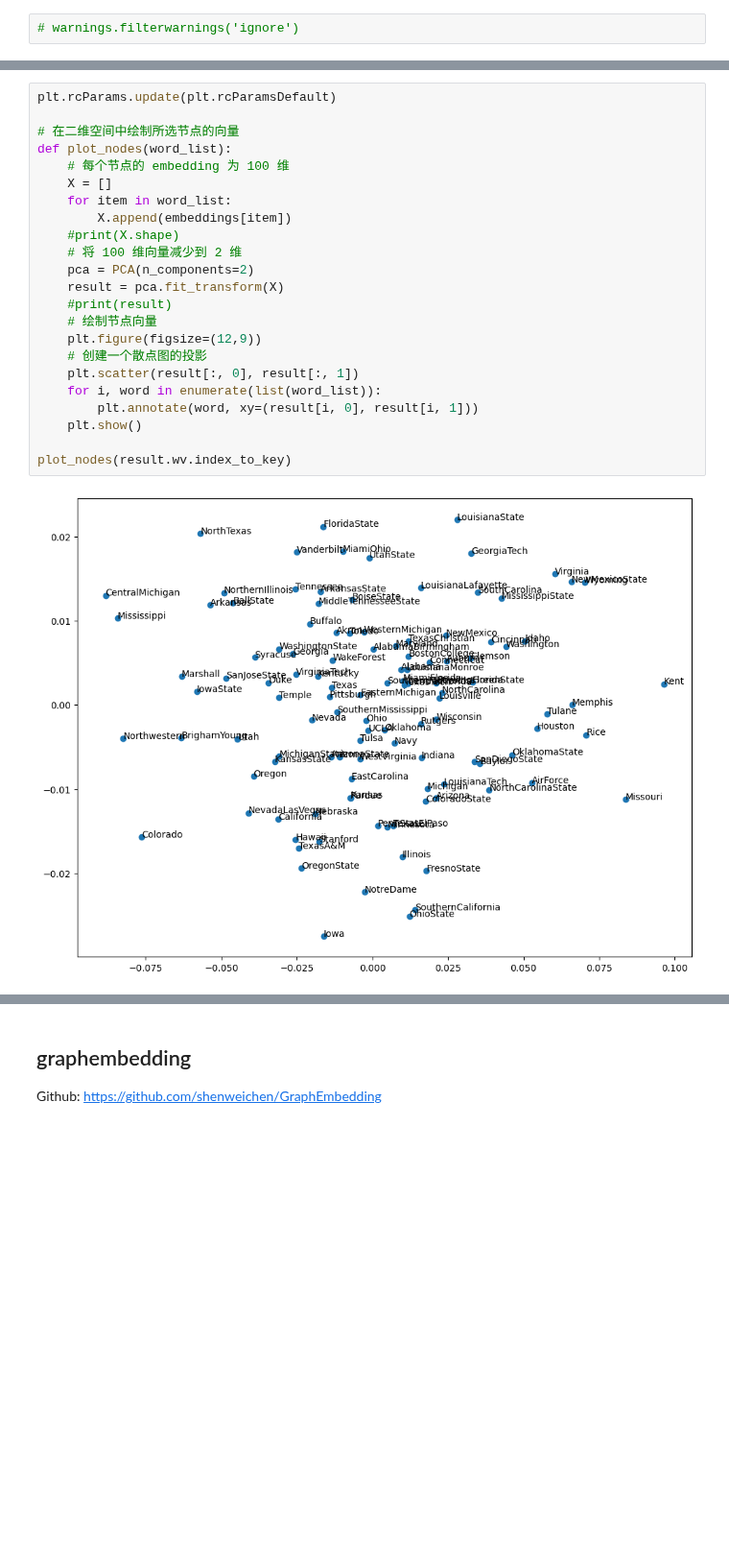
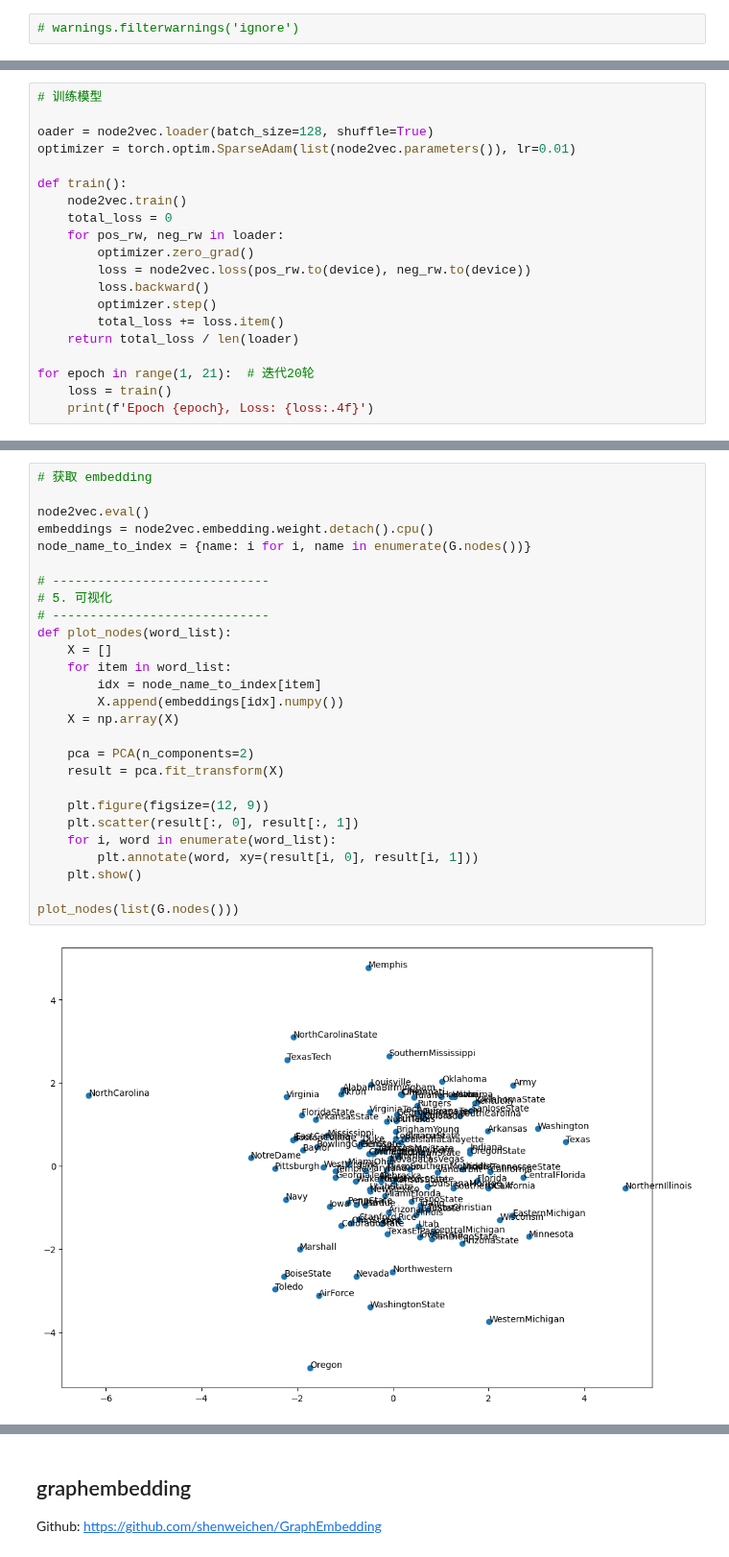
Before and after one commit to hivandu/AI_Cheats, a Jupyter notebook: Core BI/31. Node2Vec.ipynb, the cells around one changed output, grey strips where cells are left out. Shown at 96% size. Cells and saved outputs as stored; diff of their text form; blank space fills up the shorter version.

```diff
--- a/Core BI/31. Node2Vec.ipynb
+++ b/Core BI/31. Node2Vec.ipynb
@@ -41,0 +153,20 @@ KeyedVectors<vector_size=128, 115 keys>
+# %%
+# 训练模型
+
+oader = node2vec.loader(batch_size=128, shuffle=True)
+optimizer = torch.optim.SparseAdam(list(node2vec.parameters()), lr=0.01)
+
+def train():
+    node2vec.train()
+    total_loss = 0
+    for pos_rw, neg_rw in loader:
+        optimizer.zero_grad()
+        loss = node2vec.loss(pos_rw.to(device), neg_rw.to(device))
+        loss.backward()
+        optimizer.step()
+        total_loss += loss.item()
+    return total_loss / len(loader)
+
+for epoch in range(1, 21):  # 迭代20轮
+    loss = train()
+    print(f'Epoch {epoch}, Loss: {loss:.4f}')
@@ -42,25 +194,29 @@ KeyedVectors<vector_size=128, 115 keys>
 # %%
-plt.rcParams.update(plt.rcParamsDefault)
+# 获取 embedding
 
-# 在二维空间中绘制所选节点的向量
+node2vec.eval()
+embeddings = node2vec.embedding.weight.detach().cpu()
+node_name_to_index = {name: i for i, name in enumerate(G.nodes())}
+
+# -----------------------------
+# 5. 可视化
+# -----------------------------
 def plot_nodes(word_list):
-    # 每个节点的 embedding 为 100 维
     X = []
     for item in word_list:
-        X.append(embeddings[item])
-    #print(X.shape)
-    # 将 100 维向量减少到 2 维
+        idx = node_name_to_index[item]
+        X.append(embeddings[idx].numpy())
+    X = np.array(X)
+
     pca = PCA(n_components=2)
     result = pca.fit_transform(X)
-    #print(result)
-    # 绘制节点向量
-    plt.figure(figsize=(12,9))
-    # 创建一个散点图的投影
+
+    plt.figure(figsize=(12, 9))
     plt.scatter(result[:, 0], result[:, 1])
-    for i, word in enumerate(list(word_list)):
+    for i, word in enumerate(word_list):
         plt.annotate(word, xy=(result[i, 0], result[i, 1]))
     plt.show()
 
-plot_nodes(result.wv.index_to_key)
+plot_nodes(list(G.nodes()))
 # %% [output]
-[figure, old version]
+[figure, new version]
```
Also changed, not shown: parts of 29 cells of this notebook.
